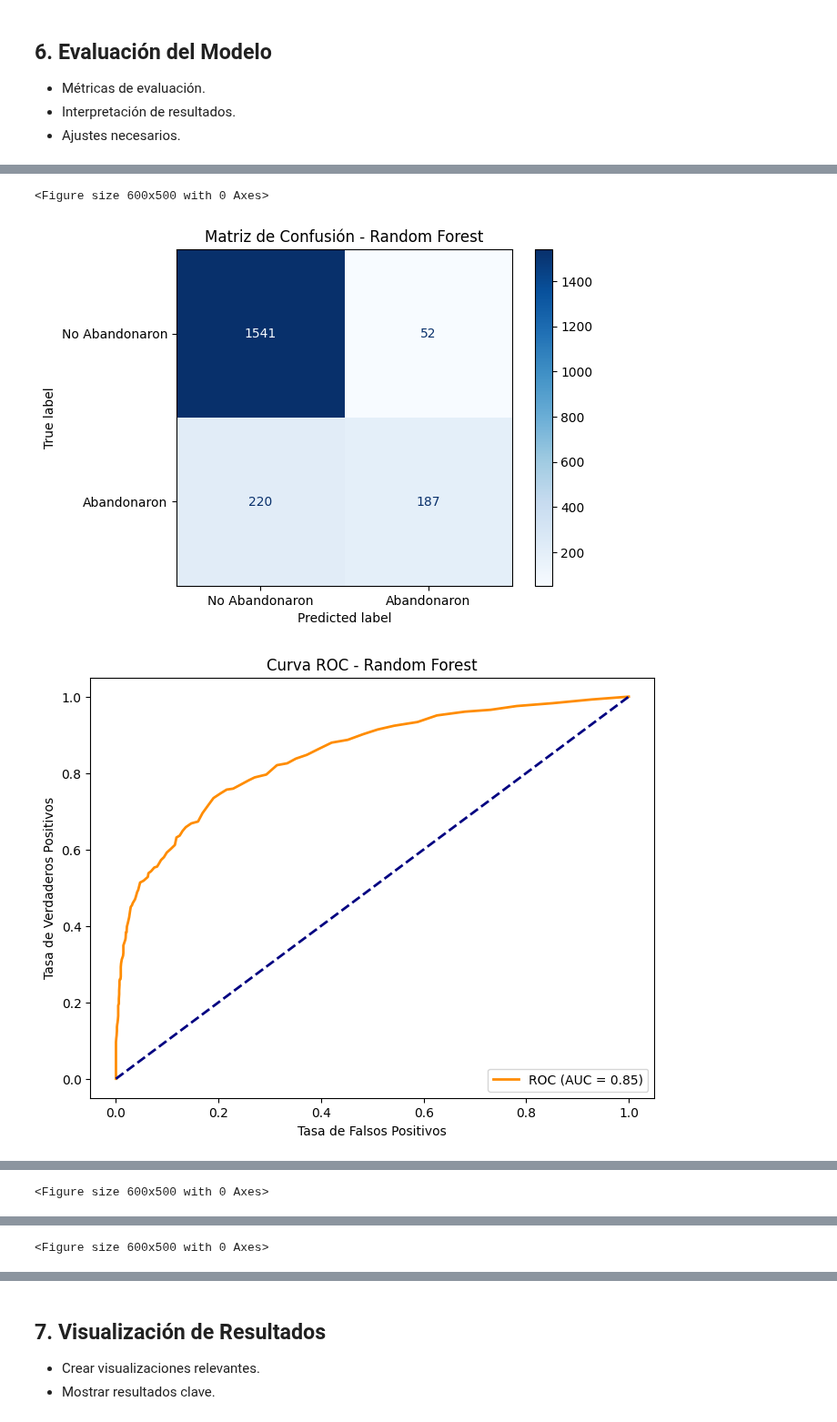
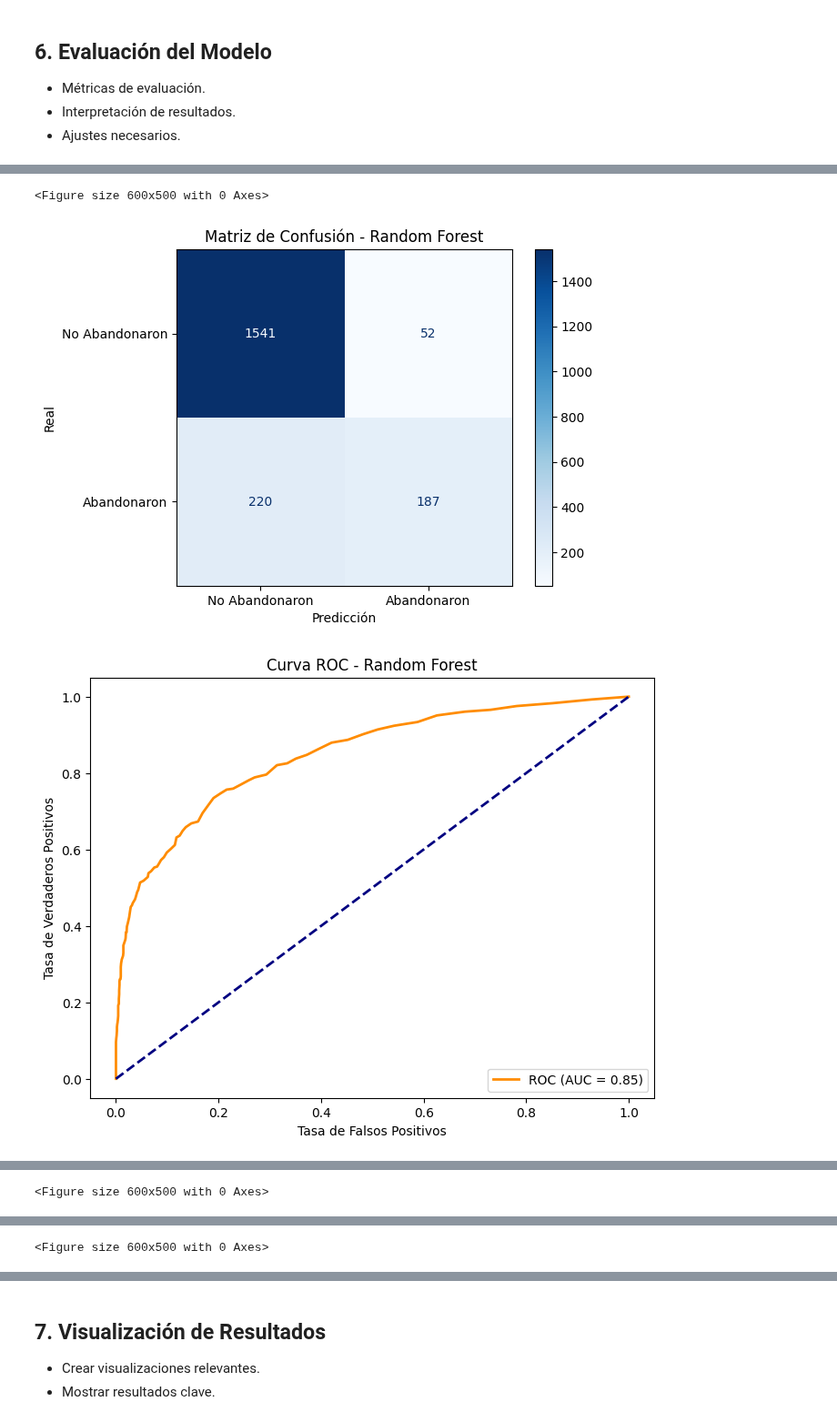
Before and after one commit to DarkinMC/CustomerChurn_Prediction_BankingSector_1AN-213_HAN_G4, a Jupyter notebook: Bank_customer_churn_pred.ipynb, the cells around one changed output, grey strips where cells are left out. Shown at 91% size. Saved outputs shown, nothing was run; the diff lists cells and outputs as text; code cells hidden in the pictures.

```diff
--- a/Bank_customer_churn_pred.ipynb
+++ b/Bank_customer_churn_pred.ipynb
@@ -329,37 +329,39 @@ def evaluar_modelo(nombre, modelo, X_test, y_test):
                                         display_labels=['No Abandonaron', 'Abandonaron'],
                                         cmap='Blues')
     plt.title(f'Matriz de Confusión - {nombre}')
+    plt.xlabel('Predicción')
+    plt.ylabel('Real')
     plt.show()
 
     # Curva ROC
     if y_proba is not None:
         fpr, tpr, _ = roc_curve(y_test, y_proba)
         roc_auc = auc(fpr, tpr)
 
         plt.figure(figsize=(8,6))
         plt.plot(fpr, tpr, color='darkorange', lw=2,
                 label=f'ROC (AUC = {roc_auc:.2f})')
         plt.plot([0, 1], [0, 1], color='navy', lw=2, linestyle='--')
         plt.xlabel('Tasa de Falsos Positivos')
         plt.ylabel('Tasa de Verdaderos Positivos')
         plt.title(f'Curva ROC - {nombre}')
         plt.legend(loc="lower right")
         plt.show()
 
 for nombre, modelo in modelos.items():
     evaluar_modelo(nombre, modelo, X_test, y_test)
 # %% [output]
 === Random Forest ===
                 precision    recall  f1-score   support
 
 No Abandonaron       0.88      0.97      0.92      1593
    Abandonaron       0.78      0.46      0.58       407
 
       accuracy                           0.86      2000
      macro avg       0.83      0.71      0.75      2000
   weighted avg       0.86      0.86      0.85      2000
 <Figure size 600x500 with 0 Axes>
-[figure, old version]
+[figure, new version]
 [figure]
 === Regresión Logística ===
                 precision    recall  f1-score   support
```
Also changed, not shown: parts of 1 cell of this notebook.
